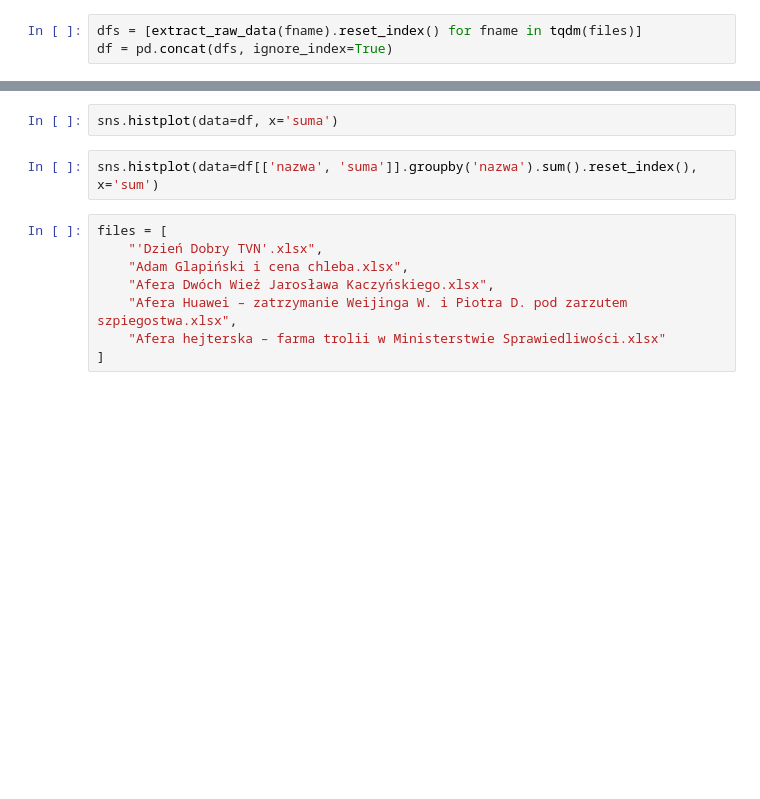
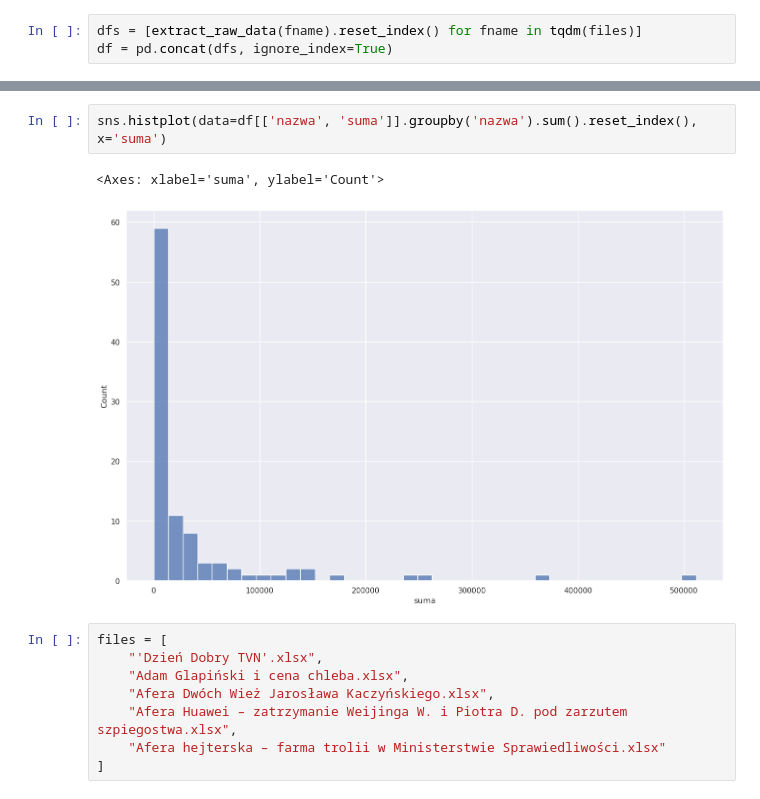
Before and after one commit to ProtossLuigi/crisis-detector, a Jupyter notebook: visualizations.ipynb, the cells around one changed output, grey strips where cells are left out. Cells and saved outputs as stored; diff of their text form; blank space fills up the shorter version.

```diff
--- a/visualizations.ipynb
+++ b/visualizations.ipynb
@@ -79,7 +97,8 @@ df = pd.concat(dfs, ignore_index=True)
 # %%
-sns.histplot(data=df, x='suma')
+sns.histplot(data=df[['nazwa', 'suma']].groupby('nazwa').sum().reset_index(), x='suma')
+# %% [output]
+<Axes: xlabel='suma', ylabel='Count'>
+[figure, added]
-# %%
-sns.histplot(data=df[['nazwa', 'suma']].groupby('nazwa').sum().reset_index(), x='sum')
 # %%
 files = [
     "'Dzień Dobry TVN'.xlsx",
```
Also changed, not shown: parts of 4 cells of this notebook, 2 other files.
